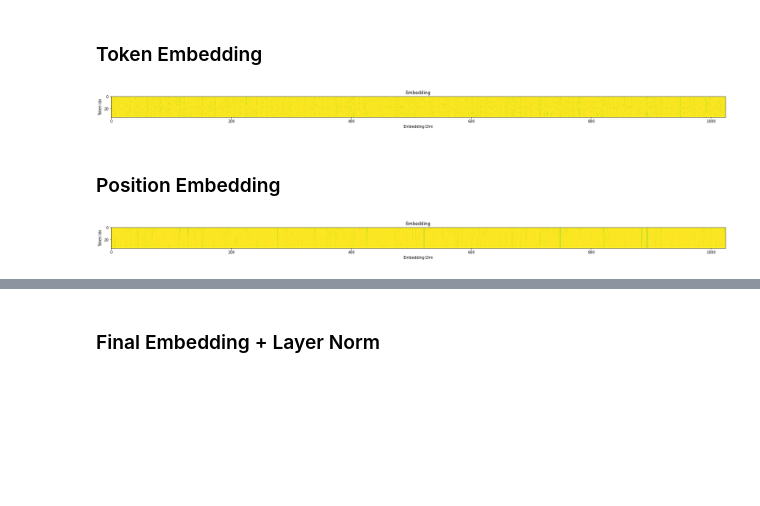
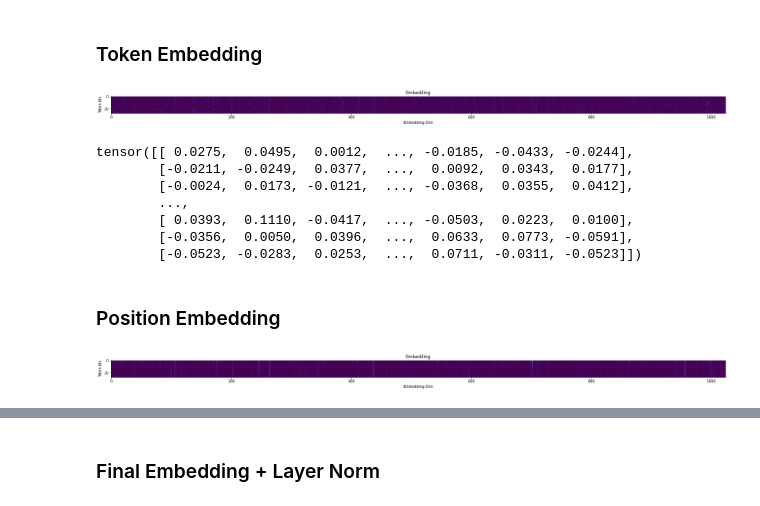
Before and after one commit to MiscellaneousStuff/mech-interp-tinystories, a Jupyter notebook: main.ipynb, the cells around one changed output, grey strips where cells are left out. Saved outputs shown, nothing was run; the diff lists cells and outputs as text; code cells hidden in the pictures; blank space fills up the shorter version.

```diff
--- a/main.ipynb
+++ b/main.ipynb
@@ -71,7 +95,7 @@ model = HookedTransformer.from_pretrained(
 Using pad_token, but it is not set yet.
 Loaded pretrained model roneneldan/TinyStories-1Layer-21M into HookedTransformer
 # %%
-prompt = """Jack and Lily liked to watch the moon at night. They noticed that the moon changed its shape every night. Sometimes the moon was big and round, and sometimes it was"""
+prompt = prompt # """Jack and Lily liked to watch the moon at night. They noticed that the moon changed its shape every night. Sometimes the moon was big and round, and sometimes it was"""
 input_ids = tokenizer.encode(prompt, return_tensors="pt")
 output = model.generate(input_ids)
 # %%
@@ -274,13 +297,23 @@ def plot_embedding(mlp_out, width=30, height=10, plot_range=False):
 ### Token Embedding
 # %%
 token_emb = tinystories_cache["hook_embed"]
-plot_embedding(token_emb.exp())
+plot_embedding(token_emb) # .exp())
 # %% [output]
-[figure, old version]
+[figure, new version]
+# %%
+token_emb
+# %% [output]
+tensor([[ 0.0275,  0.0495,  0.0012,  ..., -0.0185, -0.0433, -0.0244],
+        [-0.0211, -0.0249,  0.0377,  ...,  0.0092,  0.0343,  0.0177],
+        [-0.0024,  0.0173, -0.0121,  ..., -0.0368,  0.0355,  0.0412],
+        ...,
+        [ 0.0393,  0.1110, -0.0417,  ..., -0.0503,  0.0223,  0.0100],
+        [-0.0356,  0.0050,  0.0396,  ...,  0.0633,  0.0773, -0.0591],
+        [-0.0523, -0.0283,  0.0253,  ...,  0.0711, -0.0311, -0.0523]])
 # %% [markdown]
 ### Position Embedding
 # %%
 pos_emb = tinystories_cache["hook_pos_embed"]
-plot_embedding(pos_emb.exp())
+plot_embedding(pos_emb) # .exp())
 # %% [output]
-[figure, old version]
+[figure, new version]
```
Also changed, not shown: parts of 29 cells of this notebook, 1 other file.
